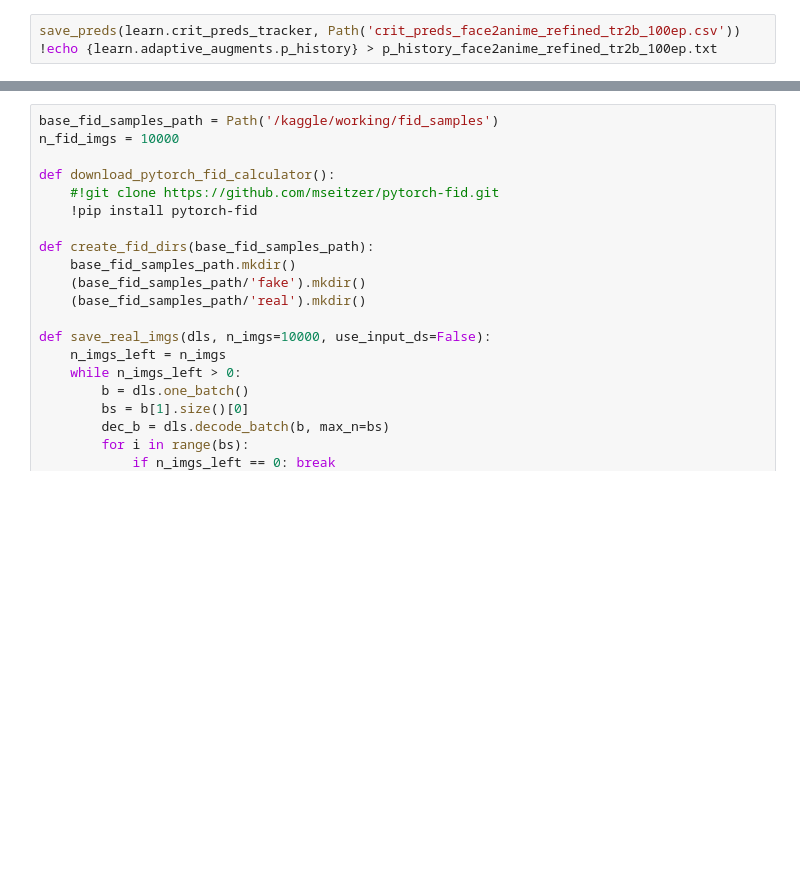
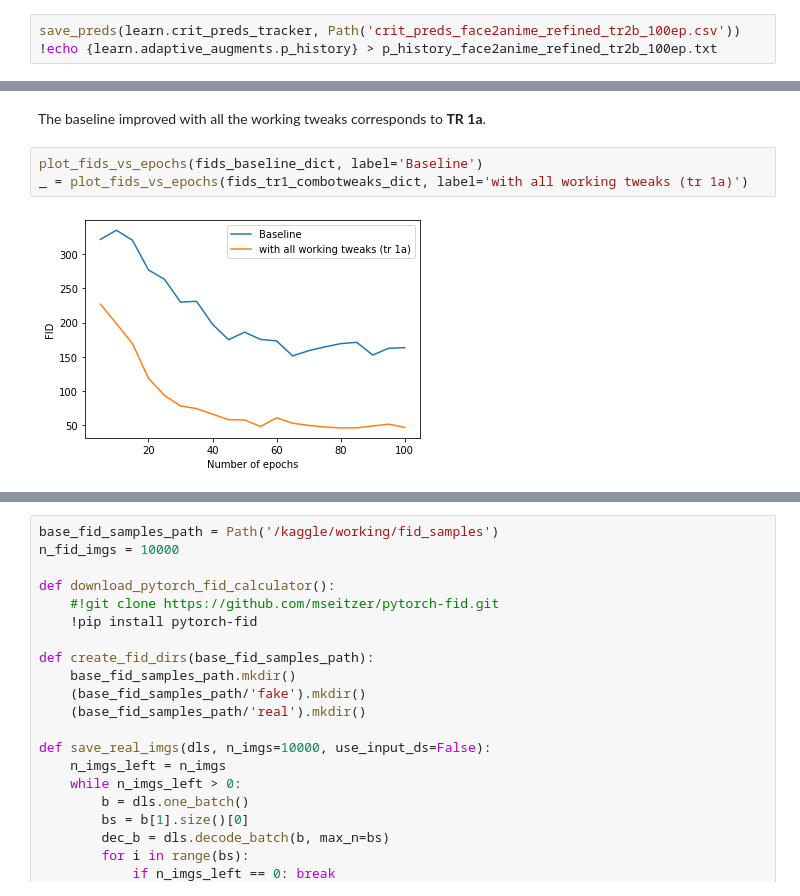
Before and after one commit to davidleonfdez/face2anime, a Jupyter notebook: notebooks/refined-arch-ada-face2anime.ipynb, the cells around one changed output, grey strips where cells are left out. Drawn from its saved outputs; the diff is of its cells as text; blank space fills up the shorter version.

```diff
--- a/notebooks/refined-arch-ada-face2anime.ipynb
+++ b/notebooks/refined-arch-ada-face2anime.ipynb
@@ -523,0 +819,7 @@ save_preds(learn.crit_preds_tracker, Path('crit_preds_face2anime_refined_tr2b_10
+# %% [markdown]
+The baseline improved with all the working tweaks corresponds to **TR 1a**.
+# %%
+plot_fids_vs_epochs(fids_baseline_dict, label='Baseline')
+_ = plot_fids_vs_epochs(fids_tr1_combotweaks_dict, label='with all working tweaks (tr 1a)')
+# %% [output]
+[figure, added]
```
Also changed, not shown: parts of 48 cells of this notebook, 1 other file.
